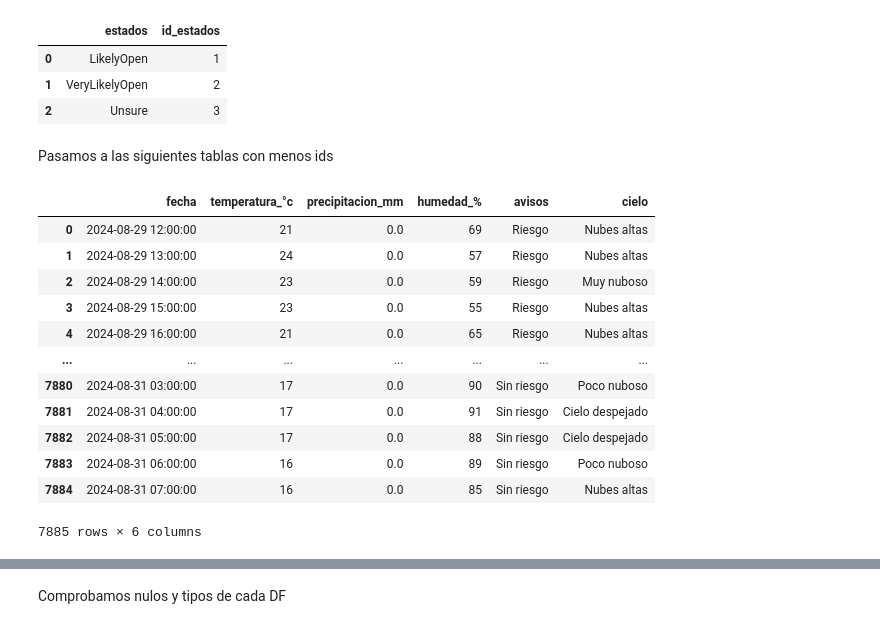
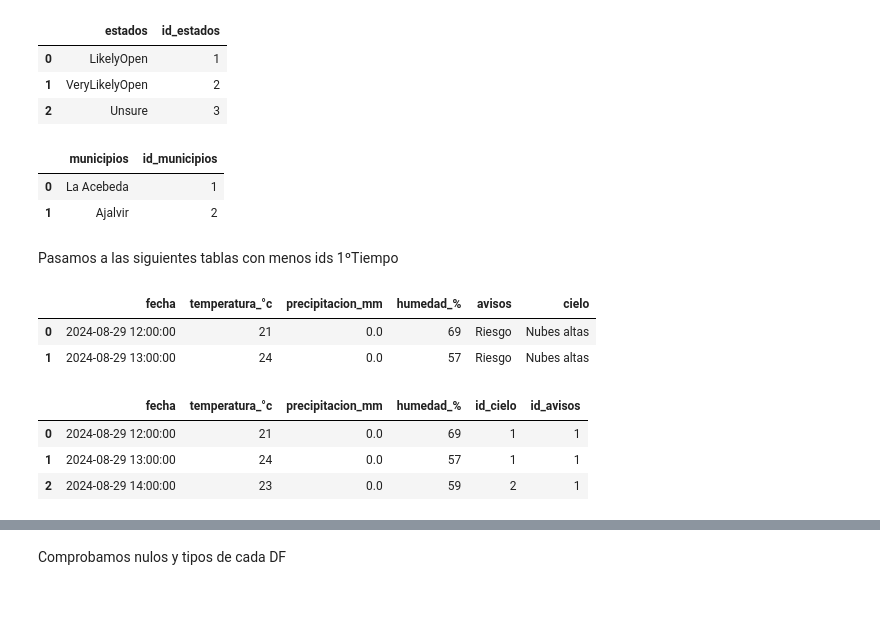
Before and after one commit to jgilsu11/laboratorio-modulo4-leccion03-SQL_y_Python, a Jupyter notebook: Df_completo.ipynb, the cells around one changed output, grey strips where cells are left out. Cells and saved outputs as stored; diff of their text form; code cells hidden in the pictures; blank space fills up the shorter version.

Commit message:
Subida de todas las tablas (falta conectar tiempo en lugar)

```diff
--- a/Df_completo.ipynb
+++ b/Df_completo.ipynb
@@ -176,29 +199,25 @@ df_estados.head()
+# %%
+df_mun1= pd.DataFrame(lista_mun)
+df_mun1= df_mun1.rename(columns={0 : "municipios"})
+df_municipiosdic= crear_df_id(df_mun1,"municipios")
+df_municipiosdic.head(2)
+# %% [output]
+|  | municipios | id_municipios |
+| 0 | La Acebeda | 1 |
+| 1 | Ajalvir | 2 |
 # %% [markdown]
-Pasamos a las siguientes tablas con menos ids
+Pasamos a las siguientes tablas con menos ids 1ºTiempo
 # %%
 df= pd.DataFrame()
-# df["id_cielo"]= df_cielo["id_cielo"]
-# df["id_avisos"]= df_avisos["id_avisos"]
 df["fecha"]= df_aemet["fecha"]
 df["temperatura_°c"]= df_aemet["temp._(°c)"]
 df["precipitacion_mm"]= df_aemet["precipitación_(mm)"]
 df["humedad_%"]= df_aemet["humedad_relativa_(%)"]
 df["avisos"]= df_aemet["avisos"]
 df["cielo"]= df_aemet["cielo"]
-# df["id_tiempo"]= pd.RangeIndex(start=1,stop = len(df)+1,step=1)
 df_tiempo= df
-df_tiempo
+df_tiempo.head(2)
 # %% [output]
 |  | fecha | temperatura_°c | precipitacion_mm | humedad_% | avisos | cielo |
 | 0 | 2024-08-29 12:00:00 | 21 | 0.0 | 69 | Riesgo | Nubes altas |
 | 1 | 2024-08-29 13:00:00 | 24 | 0.0 | 57 | Riesgo | Nubes altas |
-| 2 | 2024-08-29 14:00:00 | 23 | 0.0 | 59 | Riesgo | Muy nuboso |
-| 3 | 2024-08-29 15:00:00 | 23 | 0.0 | 55 | Riesgo | Nubes altas |
-| 4 | 2024-08-29 16:00:00 | 21 | 0.0 | 65 | Riesgo | Nubes altas |
-| ... | ... | ... | ... | ... | ... | ... |
-| 7880 | 2024-08-31 03:00:00 | 17 | 0.0 | 90 | Sin riesgo | Poco nuboso |
-| 7881 | 2024-08-31 04:00:00 | 17 | 0.0 | 91 | Sin riesgo | Cielo despejado |
-| 7882 | 2024-08-31 05:00:00 | 17 | 0.0 | 88 | Sin riesgo | Cielo despejado |
-| 7883 | 2024-08-31 06:00:00 | 16 | 0.0 | 89 | Sin riesgo | Poco nuboso |
-| 7884 | 2024-08-31 07:00:00 | 16 | 0.0 | 85 | Sin riesgo | Nubes altas |
-7885 rows × 6 columns
@@ -204,0 +246,7 @@ df_tiempo
+# %%
+df_tiempo.head(3)
+# %% [output]
+|  | fecha | temperatura_°c | precipitacion_mm | humedad_% | id_cielo | id_avisos |
+| 0 | 2024-08-29 12:00:00 | 21 | 0.0 | 69 | 1 | 1 |
+| 1 | 2024-08-29 13:00:00 | 24 | 0.0 | 57 | 1 | 1 |
+| 2 | 2024-08-29 14:00:00 | 23 | 0.0 | 59 | 2 | 1 |
```
Also changed, not shown: parts of 16 cells of this notebook.
